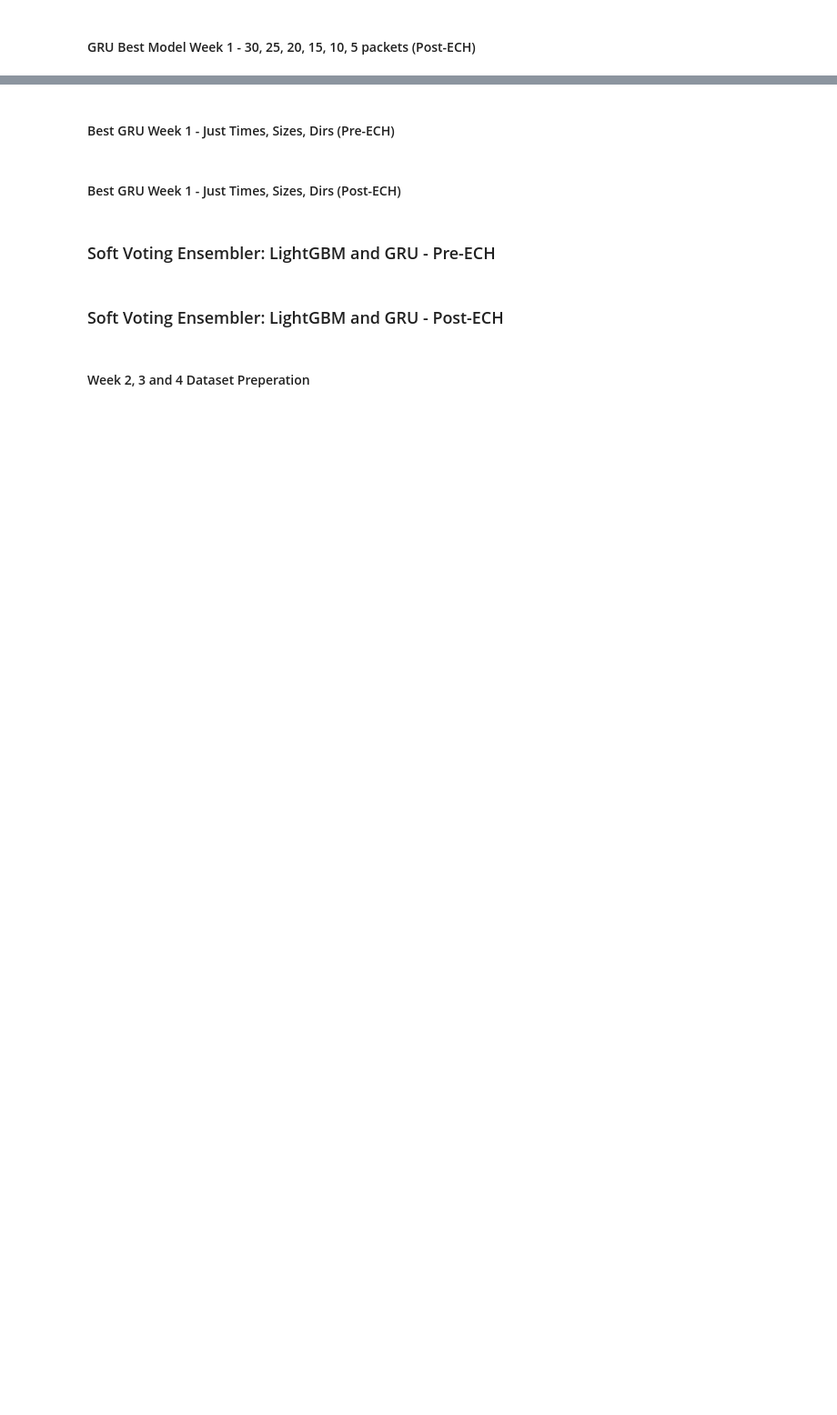
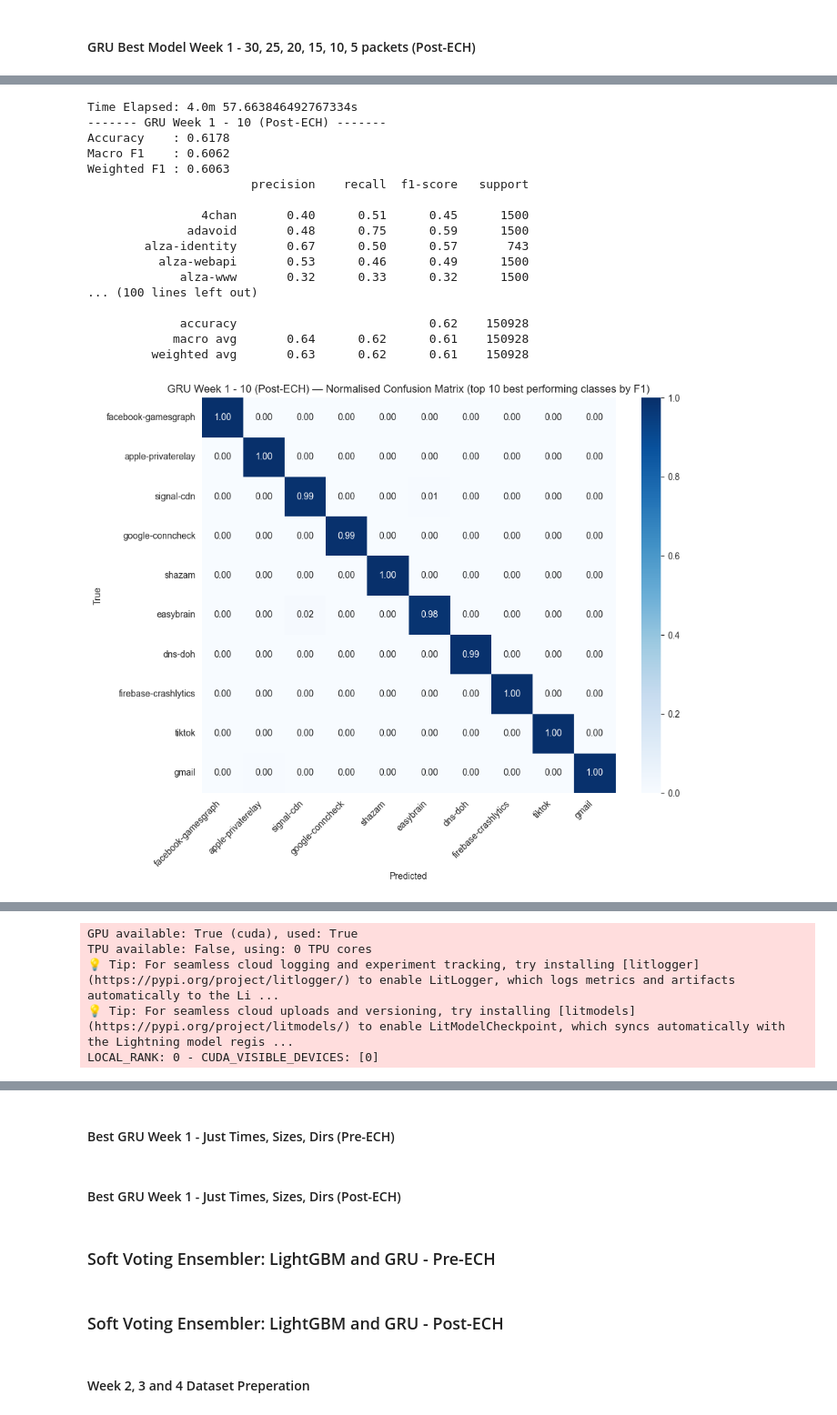
Before and after one commit to ShaneBrodigan/QUIC_Network_Traffic_Identification, a Jupyter notebook: Analysis.ipynb, the cells around one changed output, grey strips where cells are left out. Shown at 91% size. Drawn from its saved outputs; the diff is of its cells as text; code cells hidden in the pictures; blank space fills up the shorter version.

```diff
--- a/Analysis.ipynb
+++ b/Analysis.ipynb
@@ -1176,10 +1372,10 @@ import numpy as np
 post_ech_gru = None
 
 gru_varients = {
-    30: 'GRU Week 1 - 30 (Post-ECH)',
-    25 : 'GRU Week 1 - 25 (Post-ECH)',
-    20 : 'GRU Week 1 - 20 (Post-ECH)',
-    15 : 'GRU Week 1 - 15 (Post-ECH)',
+    #30: 'GRU Week 1 - 30 (Post-ECH)',
+    #25 : 'GRU Week 1 - 25 (Post-ECH)',
+    #20 : 'GRU Week 1 - 20 (Post-ECH)',
+    #15 : 'GRU Week 1 - 15 (Post-ECH)',
     10 : 'GRU Week 1 - 10 (Post-ECH)',
     5 : 'GRU Week 1 - 5 (Post-ECH)',
 }
@@ -1215,17 +1411,21 @@ for key, value in gru_varients.items():
 
 
     gru_model_variants.eval()
-    gru_preds_variants = []
+    gru_preds_variants, gru_scores_variants = [], []
     device = next(gru_model_variants.parameters()).device
     with torch.no_grad():
         for x, _ in val_loader_variants:
-            gru_preds_variants.extend(gru_model_variants(x.to(device)).argmax(dim=1).cpu().numpy())
+            logits_variants = gru_model_variants(x.to(device)).cpu().numpy()
+            gru_scores_variants.append(logits_variants)
+            gru_preds_variants.extend(logits_variants.argmax(axis=1))
     gru_preds_variants = np.array(gru_preds_variants)
+    gru_scores_variants = np.concatenate(gru_scores_variants, axis=0)
 
     timer.stop()
 
     gru_results = Evaluate_model(w1_ppiseq_y_test, gru_preds_variants, modelname=value, encoders_dict=encoders_dict)
     gru_results.get_main_metrics()
+    gru_results.get_top_k_accuracy(gru_scores_variants, ks=(1,3,5))
     gru_results.get_confusion_matrix(on_top=True, num=10)
     gru_results.get_confusion_matrix(on_top=False, num=10)
 
@@ -1237,3 +1437,4 @@ for key, value in gru_varients.items():
         del gru_model_variants, trainer
 
     torch.cuda.empty_cache()
+# %% [output]
@@ -1239,0 +1458,18 @@ for key, value in gru_varients.items():
+Time Elapsed: 4.0m 57.663846492767334s
+------- GRU Week 1 - 10 (Post-ECH) -------
+Accuracy    : 0.6178
+Macro F1    : 0.6062
+Weighted F1 : 0.6063
+                       precision    recall  f1-score   support
+
+                4chan       0.40      0.51      0.45      1500
+              adavoid       0.48      0.75      0.59      1500
+        alza-identity       0.67      0.50      0.57       743
+          alza-webapi       0.53      0.46      0.49      1500
+             alza-www       0.32      0.33      0.32      1500
+... (100 lines left out)
+
+             accuracy                           0.62    150928
+            macro avg       0.64      0.62      0.61    150928
+         weighted avg       0.63      0.62      0.61    150928
+[figure, added]
@@ -1239,0 +1477,5 @@ for key, value in gru_varients.items():
+GPU available: True (cuda), used: True
+TPU available: False, using: 0 TPU cores
+💡 Tip: For seamless cloud logging and experiment tracking, try installing [litlogger](https://pypi.org/project/litlogger/) to enable LitLogger, which logs metrics and artifacts automatically to the Li ...
+💡 Tip: For seamless cloud uploads and versioning, try installing [litmodels](https://pypi.org/project/litmodels/) to enable LitModelCheckpoint, which syncs automatically with the Lightning model regis ...
+LOCAL_RANK: 0 - CUDA_VISIBLE_DEVICES: [0]
```
Also changed, not shown: parts of 14 cells of this notebook, 1 other file.
